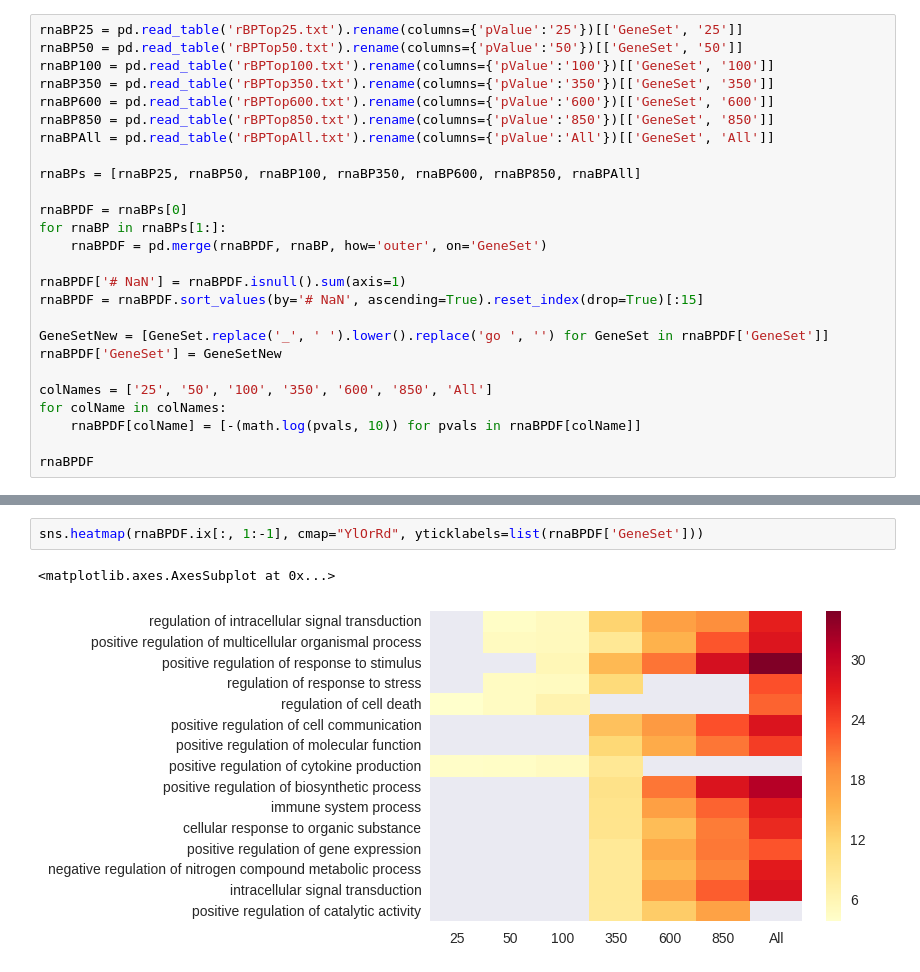
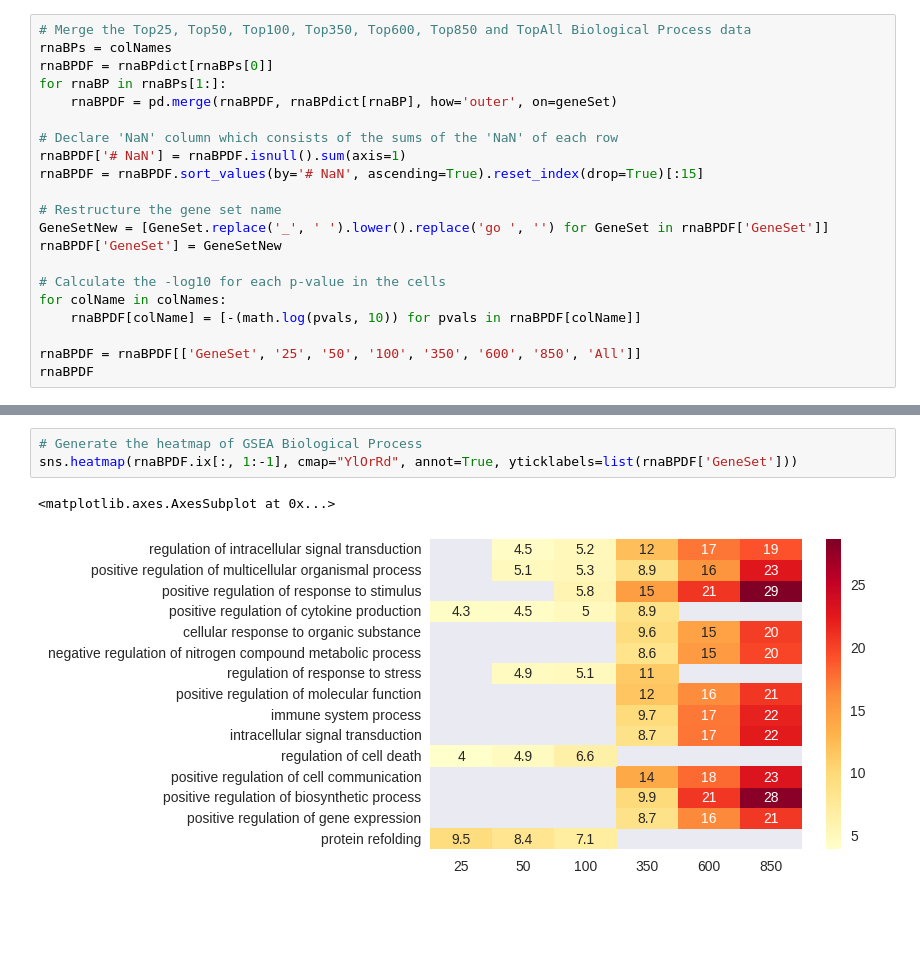
Before and after one commit to J-Wengler/winter-internship-2017, a Jupyter notebook: src/RNA-Seq Genes GO Enrichment Analysis.ipynb, the cells around one changed output, grey strips where cells are left out. Drawn from its saved outputs; the diff is of its cells as text; blank space fills up the shorter version.

```diff
--- a/src/RNA-Seq Genes GO Enrichment Analysis.ipynb
+++ b/src/RNA-Seq Genes GO Enrichment Analysis.ipynb
@@ -18,27 +40,22 @@ rBPFiles = [rBPFile for rBPFile in os.listdir() if rBPFile.startswith('rBP')]
 # %%
-rnaBP25 = pd.read_table('rBPTop25.txt').rename(columns={'pValue':'25'})[['GeneSet', '25']]
-rnaBP50 = pd.read_table('rBPTop50.txt').rename(columns={'pValue':'50'})[['GeneSet', '50']]
-rnaBP100 = pd.read_table('rBPTop100.txt').rename(columns={'pValue':'100'})[['GeneSet', '100']]
-rnaBP350 = pd.read_table('rBPTop350.txt').rename(columns={'pValue':'350'})[['GeneSet', '350']]
-rnaBP600 = pd.read_table('rBPTop600.txt').rename(columns={'pValue':'600'})[['GeneSet', '600']]
-rnaBP850 = pd.read_table('rBPTop850.txt').rename(columns={'pValue':'850'})[['GeneSet', '850']]
-rnaBPAll = pd.read_table('rBPTopAll.txt').rename(columns={'pValue':'All'})[['GeneSet', 'All']]
+# Merge the Top25, Top50, Top100, Top350, Top600, Top850 and TopAll Biological Process data
+rnaBPs = colNames
+rnaBPDF = rnaBPdict[rnaBPs[0]]
+for rnaBP in rnaBPs[1:]:
+    rnaBPDF = pd.merge(rnaBPDF, rnaBPdict[rnaBP], how='outer', on=geneSet)
 
-rnaBPs = [rnaBP25, rnaBP50, rnaBP100, rnaBP350, rnaBP600, rnaBP850, rnaBPAll]
-
-rnaBPDF = rnaBPs[0]
-for rnaBP in rnaBPs[1:]:
-    rnaBPDF = pd.merge(rnaBPDF, rnaBP, how='outer', on='GeneSet')
-
+# Declare 'NaN' column which consists of the sums of the 'NaN' of each row
 rnaBPDF['# NaN'] = rnaBPDF.isnull().sum(axis=1)
 rnaBPDF = rnaBPDF.sort_values(by='# NaN', ascending=True).reset_index(drop=True)[:15]
 
+# Restructure the gene set name
 GeneSetNew = [GeneSet.replace('_', ' ').lower().replace('go ', '') for GeneSet in rnaBPDF['GeneSet']]
 rnaBPDF['GeneSet'] = GeneSetNew
 
-colNames = ['25', '50', '100', '350', '600', '850', 'All']
+# Calculate the -log10 for each p-value in the cells
 for colName in colNames:
     rnaBPDF[colName] = [-(math.log(pvals, 10)) for pvals in rnaBPDF[colName]]
 
+rnaBPDF = rnaBPDF[['GeneSet', '25', '50', '100', '350', '600', '850', 'All']]
 rnaBPDF
 # %% [output]
@@ -61,6 +78,7 @@ rnaBPDF
 # %%
-sns.heatmap(rnaBPDF.ix[:, 1:-1], cmap="YlOrRd", yticklabels=list(rnaBPDF['GeneSet']))
+# Generate the heatmap of GSEA Biological Process
+sns.heatmap(rnaBPDF.ix[:, 1:-1], cmap="YlOrRd", annot=True, yticklabels=list(rnaBPDF['GeneSet']))
 # %% [output]
 <matplotlib.axes.AxesSubplot at 0x...>
-[figure, old version]
+[figure, new version]
 # %%
```
Also changed, not shown: parts of 11 cells of this notebook.
